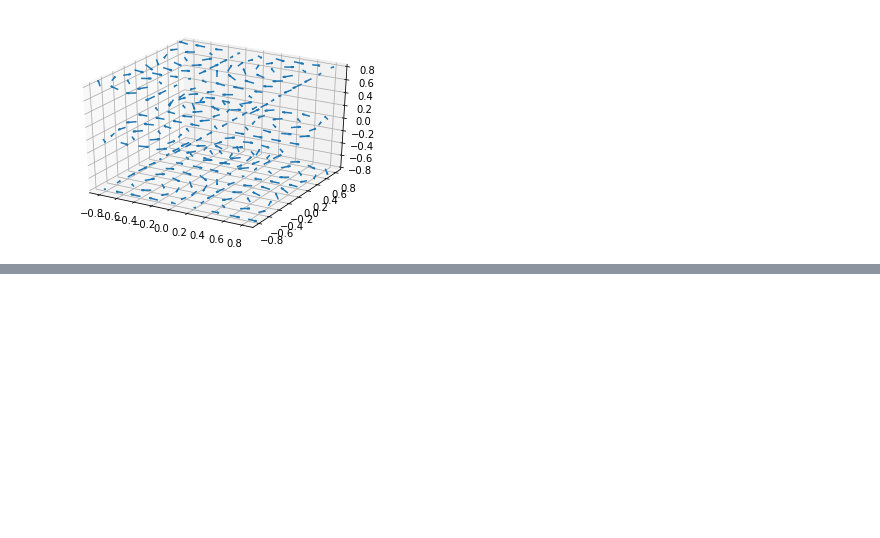
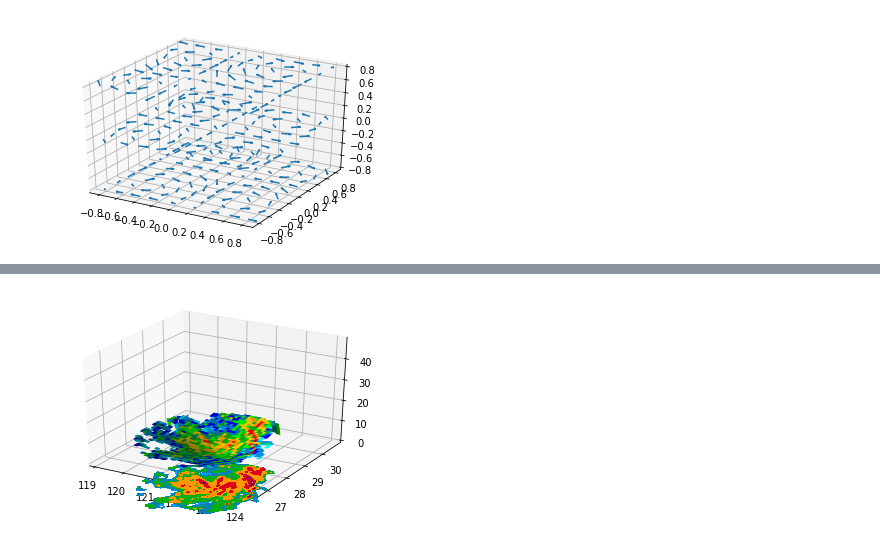
Before and after one commit to liyuan3970/study_demo, a Jupyter notebook: met_plot/rader/pup/test_demo.ipynb, the cells around one changed output, grey strips where cells are left out. Drawn from its saved outputs; the diff is of its cells as text; code cells hidden in the pictures; blank space fills up the shorter version.

```diff
--- a/met_plot/rader/pup/test_demo.ipynb
+++ b/met_plot/rader/pup/test_demo.ipynb
@@ -933,0 +970,79 @@ plt.show()
+# %%
+import cinrad
+%matplotlib inline
+import numpy as np
+import matplotlib.pyplot as plt
+import matplotlib
+from matplotlib import cm, colors
+from matplotlib import cm
+# ncl调色板的配置
+fid = open('radar.rgb')
+data=fid.readlines()
+n=len(data);
+#print(n)
+rgb=np.zeros((n,3))
+for i in np.arange(n):
+    #print(data[0].split(' '))
+    rgb[i][0]=float(data[i].split(' ')[0])
+    rgb[i][1]=data[i].split(' ')[1]
+    rgb[i][2]=data[i].split(' ')[2]
+print((rgb.shape))
+#print(rgb[253])
+cmaps= colors.ListedColormap(rgb)
+
+
+
+#matplotlib.use('TkAgg')
+f = cinrad.io.CinradReader('Z_RADR_I_Z9576_20190810000600_O_DOR_SA_CAP.bin.bz2')
+tilt_number = 0
+data_radius = 230
+data_dtype = 'REF' # stands for reflectivity
+ra = f.get_data(tilt_number, data_radius, data_dtype)
+
+v = []
+v.append(ra)
+gmap =cinrad.easycalc.GridMapper(v)
+grid = gmap(0.1)
+lon = grid.lon
+lat = grid.lat
+data = grid.data
+
+h = []
+height = ra.height
+rb = ra
+rb.data = height
+h.append(rb)
+gcma = cinrad.easycalc.GridMapper(h)
+gcmd = gcma(0.1)
+lon2 = gcmd.lon
+lat2 = gcmd.lat
+hig = gcmd.data
+from mpl_toolkits.mplot3d import Axes3D
+fig = plt.figure()
+# 创建3d图形的两种方式
+# ax = Axes3D(fig)
+ax = fig.add_subplot(111, projection='3d')
+color_map =data.reshape(43*49)
+print(color_map.shape)
+# ax.scatter(lon2, lat2,hig,c=color_map,cmap=cmaps, s=5)
+import matplotlib as mpl
+import matplotlib.cm as cm
+norm = mpl.colors.Normalize(vmin=0, vmax=70)
+m = cm.ScalarMappable(norm=norm, cmap=cmaps)
+#ax.plot_surface(lon2, lat2,hig,facecolors=data,rstride=1, cstride=1, cmap=cmaps,shade=True)
+ax.plot_surface(lon2, lat2,hig,facecolors=m.to_rgba(data),rstride=1, cstride=1)
+#ax.plot_surface(lon2, lat2,hig,facecolors=cmaps(data/40),rstride=1, cstride=1)
+# print('max',max(data))
+# print('min',min(data))
+print(lon2.shape)
+print(lat2.shape)
+print(hig.shape)
+print(data.shape)
+# ax.scatter(lon2, lat2,hig,cmap='jet', s=40,
+#              label='Points')
+# ax.contourf(lon,lat,data,zdir='z',offset=-2)
+ax.contourf(lon,lat,data,cmap=cmaps,zdir='z',offset=-20)
+
+
+plt.show()
+# %% [output]
@@ -933,0 +1055 @@ plt.show()
+[figure, added]
```
Also changed, not shown: parts of 6 cells of this notebook, 2 other files.
